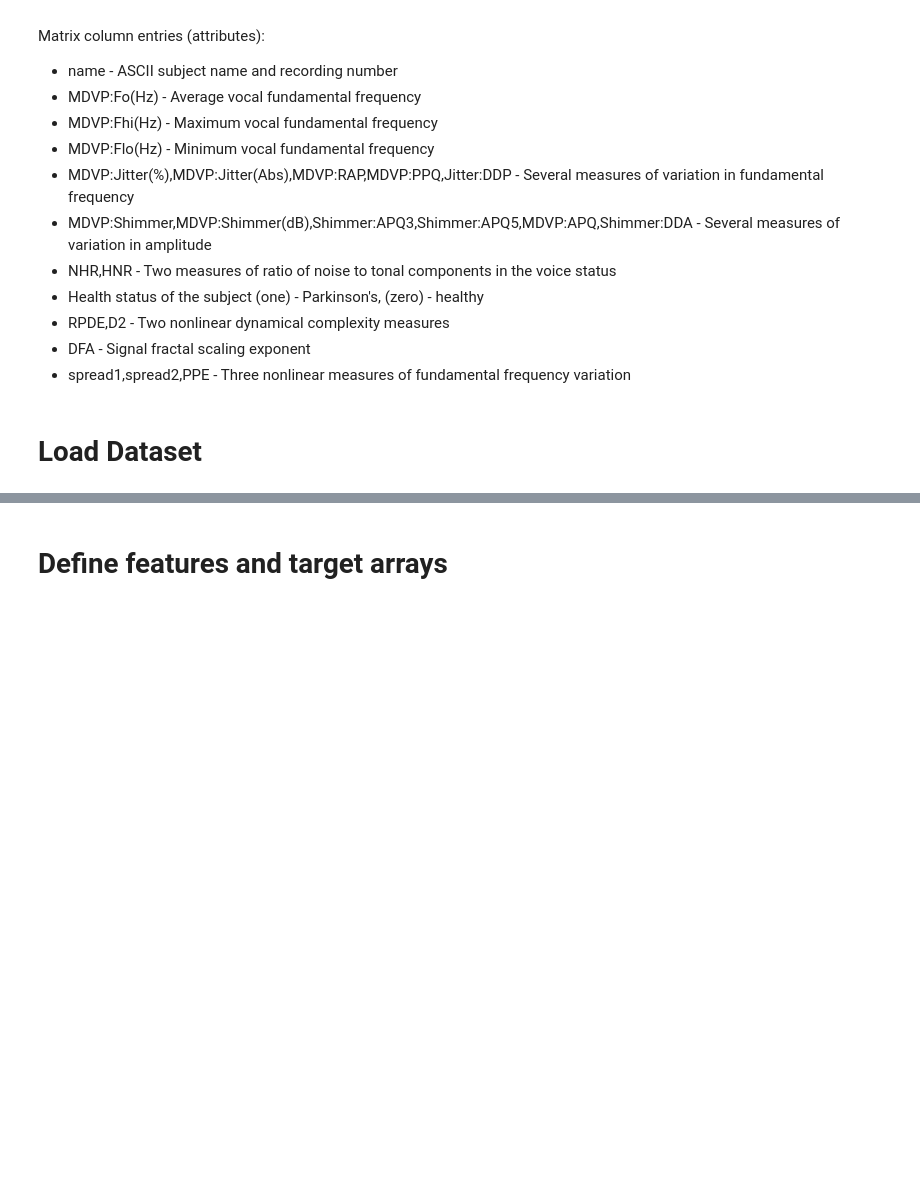
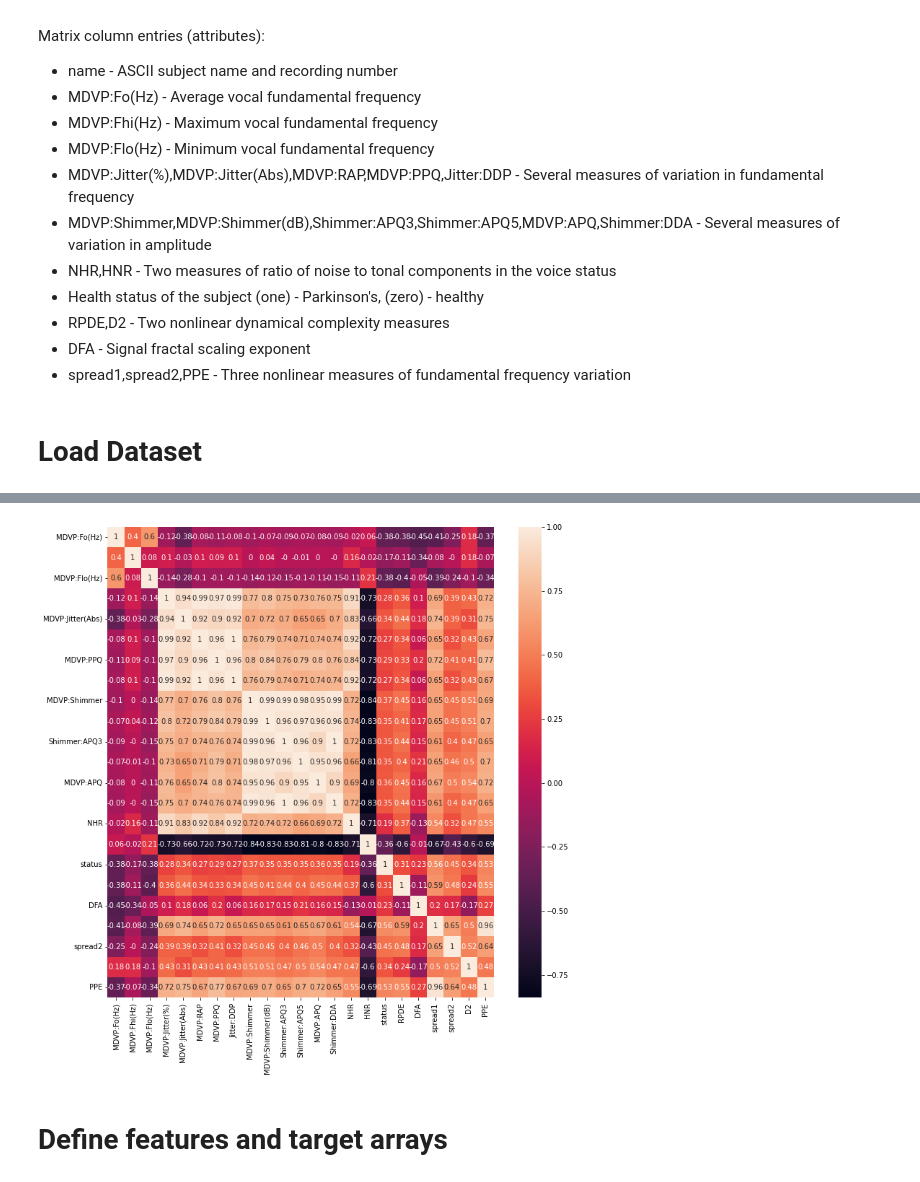
Before and after one commit to JeffRoth/parkinsons-detection, a Jupyter notebook: parkinsons-detection.ipynb, the cells around one changed output, grey strips where cells are left out. Drawn from its saved outputs; the diff is of its cells as text; code cells hidden in the pictures; blank space fills up the shorter version.

```diff
--- a/parkinsons-detection.ipynb
+++ b/parkinsons-detection.ipynb
@@ -72,3 +125,10 @@ plt.close()
+# %%
+matrix = data.corr().round(2)
+sns.heatmap(matrix, annot=True)
+plt.gcf().set_size_inches(12, 12)
+plt.show()
+# %% [output]
+[figure, added]
 # %% [markdown]
 # Define features and target arrays
 # %%
```
Also changed, not shown: parts of 25 cells of this notebook.
